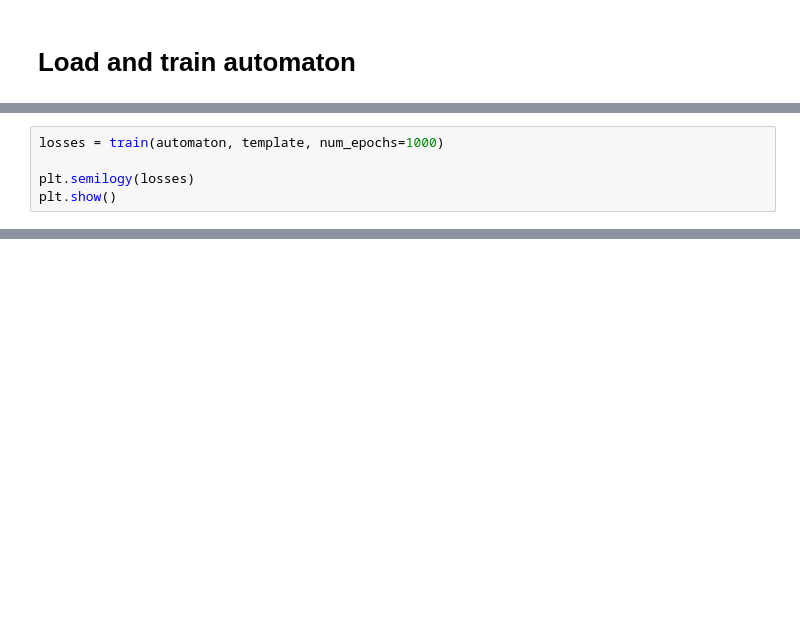
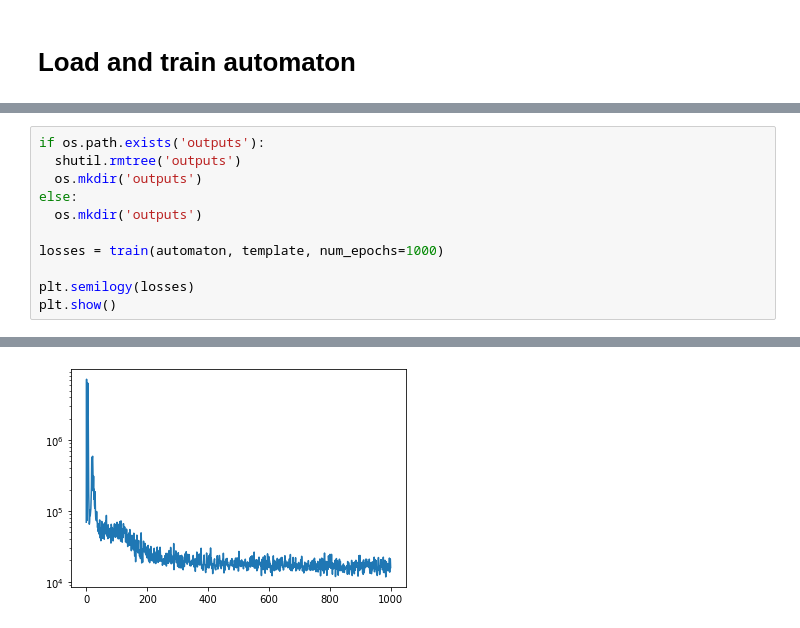
Before and after one commit to seginusmowlavi/textures-cellular-automata, a Jupyter notebook: train.ipynb, the cells around one changed output, grey strips where cells are left out. Drawn from its saved outputs; the diff is of its cells as text; blank space fills up the shorter version.

```diff
--- a/train.ipynb
+++ b/train.ipynb
@@ -46,5 +48,12 @@ cpu
 # %%
+if os.path.exists('outputs'):
+  shutil.rmtree('outputs')
+  os.mkdir('outputs')
+else:
+  os.mkdir('outputs')
+
 losses = train(automaton, template, num_epochs=1000)
 
 plt.semilogy(losses)
 plt.show()
+# %% [output]
@@ -50,0 +77 @@ plt.show()
+[figure, added]
```
Also changed, not shown: parts of 7 cells of this notebook, 5 other files.
